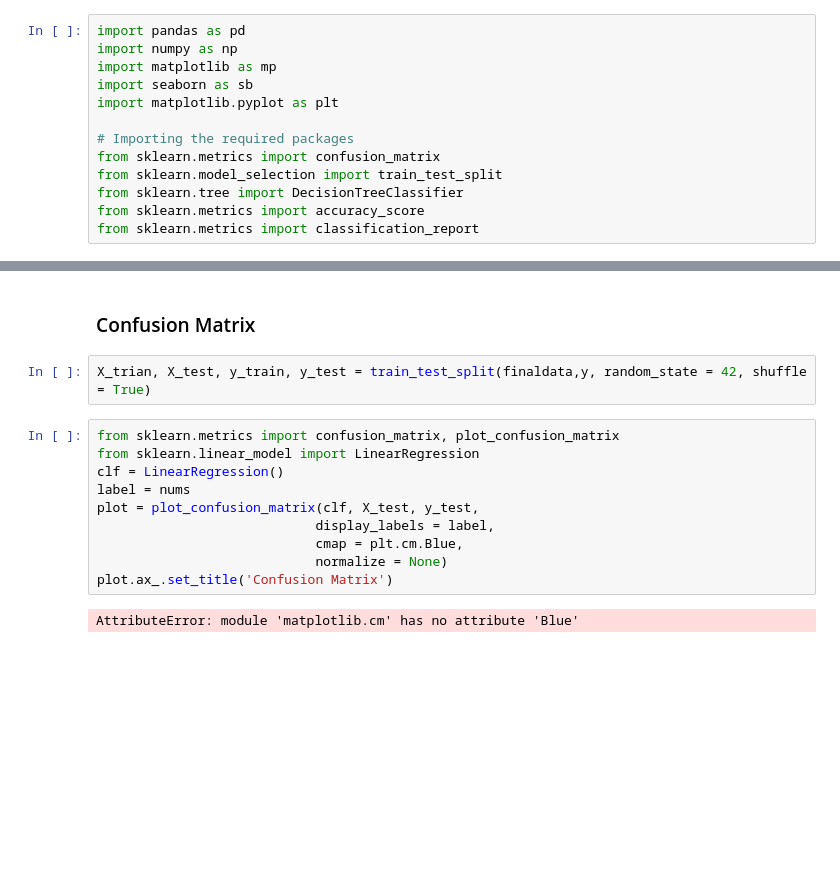
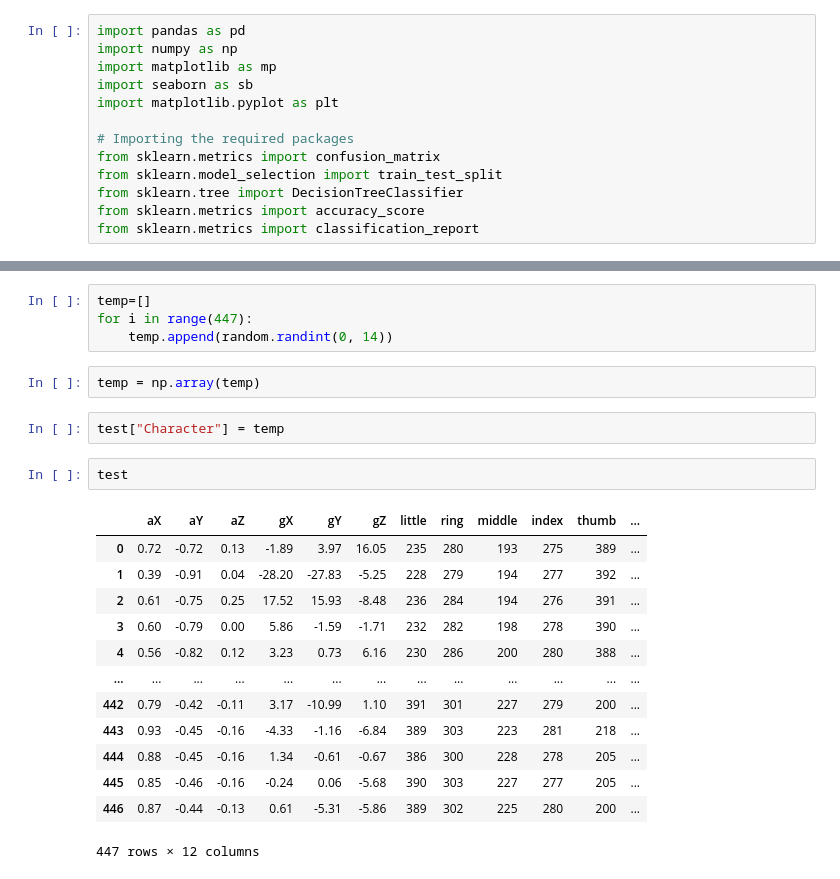
Before and after one commit to SCH-Sign-language-translation-gloves/SLTG_arduino, a Jupyter notebook: DL/DL_tset.ipynb, the cells around one changed output, grey strips where cells are left out. Saved outputs shown, nothing was run; the diff lists cells and outputs as text; blank space fills up the shorter version.

```diff
--- a/DL/DL_tset.ipynb
+++ b/DL/DL_tset.ipynb
@@ -167,19 +225,27 @@ finaldata
 | 14693 | 0.91 | -0.38 | -0.13 | -0.55 | -3.72 | -1.34 | 285 | 235 | 316 | 385 | 209 | ... |
 | 14694 | 0.91 | -0.38 | -0.12 | -0.24 | -0.79 | -2.69 | 284 | 233 | 314 | 387 | 208 | ... |
 14695 rows × 12 columns
-# %% [markdown]
-### Confusion Matrix
-# %%
-X_trian, X_test, y_train, y_test = train_test_split(finaldata,y, random_state = 42, shuffle = True)
-# %%
-from sklearn.metrics import confusion_matrix, plot_confusion_matrix
-from sklearn.linear_model import LinearRegression
-clf = LinearRegression()
-label = nums
-plot = plot_confusion_matrix(clf, X_test, y_test,
-                            display_labels = label,
-                            cmap = plt.cm.Blue,
-                            normalize = None)
-plot.ax_.set_title('Confusion Matrix')
-# %% [output]
-AttributeError: module 'matplotlib.cm' has no attribute 'Blue'
+# %%
+temp=[]
+for i in range(447):
+    temp.append(random.randint(0, 14))
+# %%
+temp = np.array(temp)
+# %%
+test["Character"] = temp
+# %%
+test
+# %% [output]
+|  | aX | aY | aZ | gX | gY | gZ | little | ring | middle | index | thumb | ... |
+| 0 | 0.72 | -0.72 | 0.13 | -1.89 | 3.97 | 16.05 | 235 | 280 | 193 | 275 | 389 | ... |
+| 1 | 0.39 | -0.91 | 0.04 | -28.20 | -27.83 | -5.25 | 228 | 279 | 194 | 277 | 392 | ... |
+| 2 | 0.61 | -0.75 | 0.25 | 17.52 | 15.93 | -8.48 | 236 | 284 | 194 | 276 | 391 | ... |
+| 3 | 0.60 | -0.79 | 0.00 | 5.86 | -1.59 | -1.71 | 232 | 282 | 198 | 278 | 390 | ... |
+| 4 | 0.56 | -0.82 | 0.12 | 3.23 | 0.73 | 6.16 | 230 | 286 | 200 | 280 | 388 | ... |
+| ... | ... | ... | ... | ... | ... | ... | ... | ... | ... | ... | ... | ... |
+| 442 | 0.79 | -0.42 | -0.11 | 3.17 | -10.99 | 1.10 | 391 | 301 | 227 | 279 | 200 | ... |
+| 443 | 0.93 | -0.45 | -0.16 | -4.33 | -1.16 | -6.84 | 389 | 303 | 223 | 281 | 218 | ... |
+| 444 | 0.88 | -0.45 | -0.16 | 1.34 | -0.61 | -0.67 | 386 | 300 | 228 | 278 | 205 | ... |
+| 445 | 0.85 | -0.46 | -0.16 | -0.24 | 0.06 | -5.68 | 390 | 303 | 227 | 277 | 205 | ... |
+| 446 | 0.87 | -0.44 | -0.13 | 0.61 | -5.31 | -5.86 | 389 | 302 | 225 | 280 | 200 | ... |
+447 rows × 12 columns
```
Also changed, not shown: parts of 33 cells of this notebook, 15 other files.
